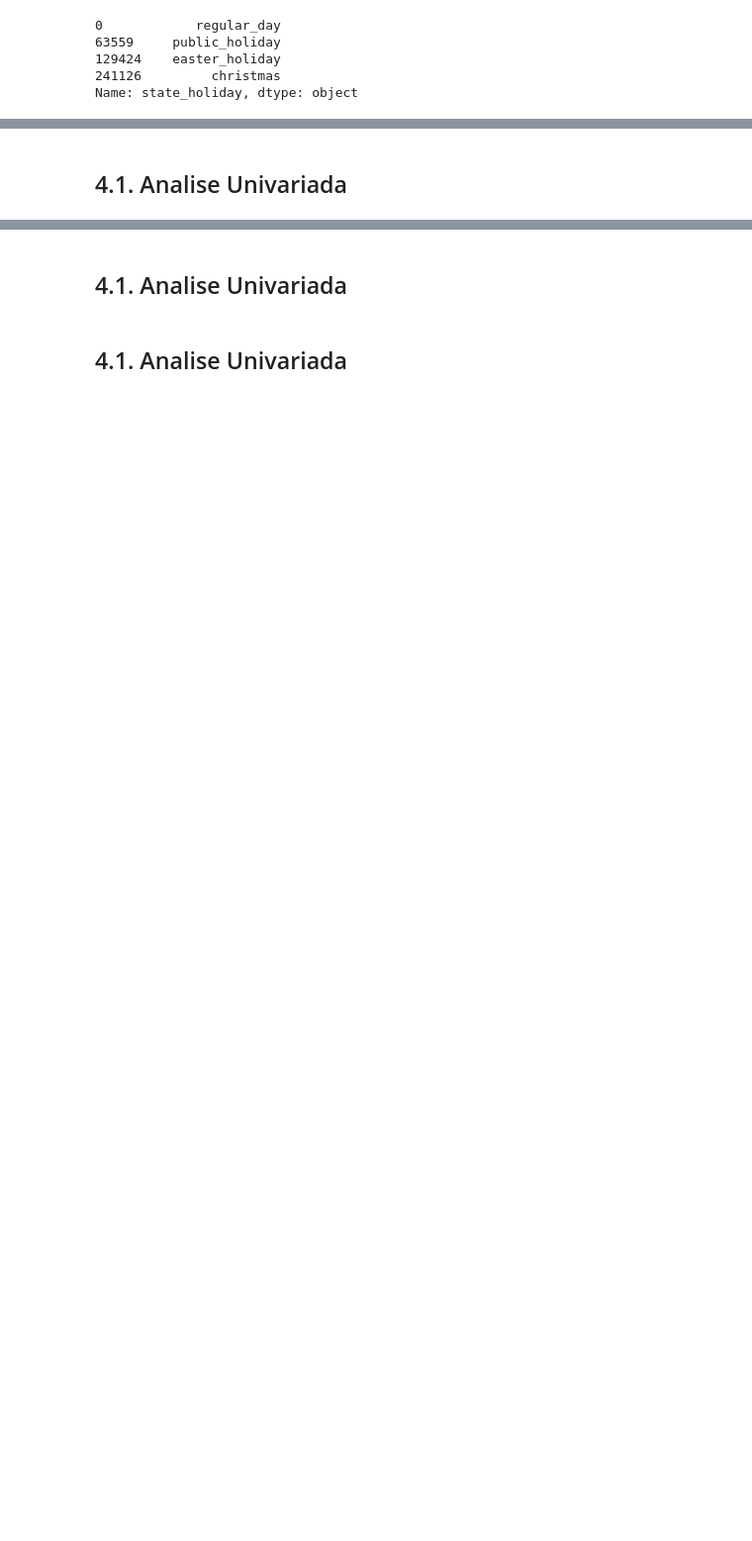
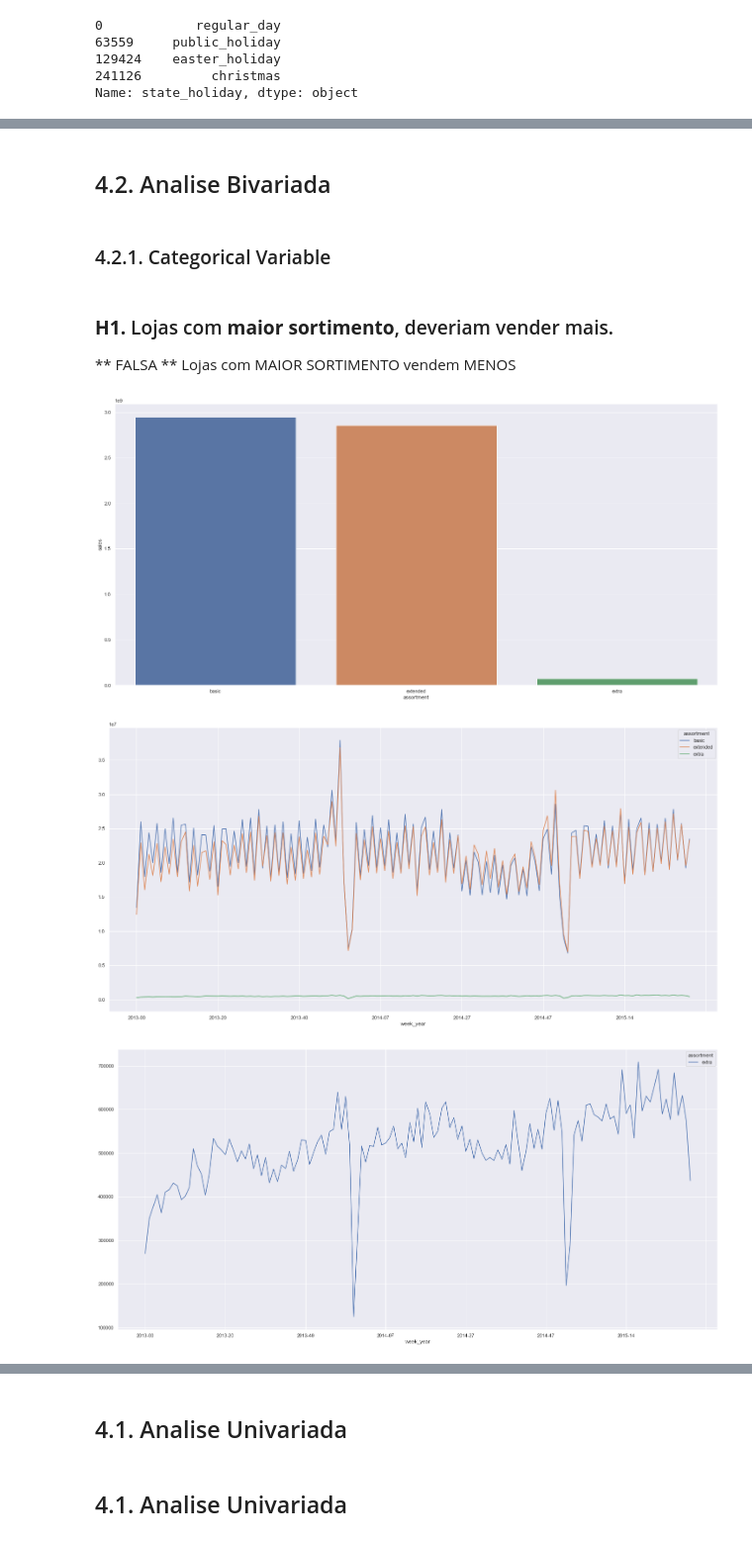
Before and after one commit to webluc/ds-em-producao, a Jupyter notebook: m04_v01_store_sales_prediction.ipynb, the cells around one changed output, grey strips where cells are left out. Shown: that part at 99% size. Drawn from its saved outputs; the diff is of its cells as text; code cells hidden in the pictures; blank space fills up the shorter version.

```diff
--- a/m04_v01_store_sales_prediction.ipynb
+++ b/m04_v01_store_sales_prediction.ipynb
@@ -438,2 +458,20 @@ sns.kdeplot( df4[ df4['assortment'] == 'extra' ]['sales'], label='extra',shade=T
 # %% [markdown]
-##   4.1. Analise Univariada
+##   4.2. Analise Bivariada
+# %% [markdown]
+###  4.2.1. Categorical Variable
+# %% [markdown]
+### **H1.** Lojas com **maior sortimento**, deveriam vender mais.
+** FALSA ** Lojas com MAIOR SORTIMENTO vendem MENOS
+# %%
+aux1 = df4[['assortment','sales']].groupby( 'assortment' ).sum().reset_index()
+sns.barplot( x = 'assortment', y='sales', data=aux1);
+
+aux2 = df4[['week_year','assortment','sales']].groupby( ['week_year','assortment' ]).sum().reset_index()
+aux2.pivot( index='week_year', columns='assortment', values='sales' ).plot();
+
+aux3 = aux2[aux2['assortment']== 'extra']
+aux3.pivot( index='week_year', columns='assortment', values='sales' ).plot();
+# %% [output]
+[figure, added]
+[figure, added]
+[figure, added]
```
Also changed, not shown: parts of 17 cells of this notebook.
